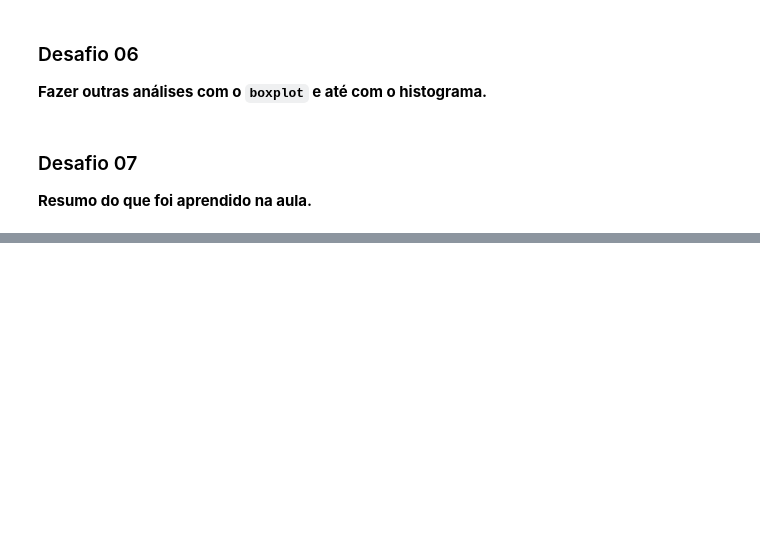
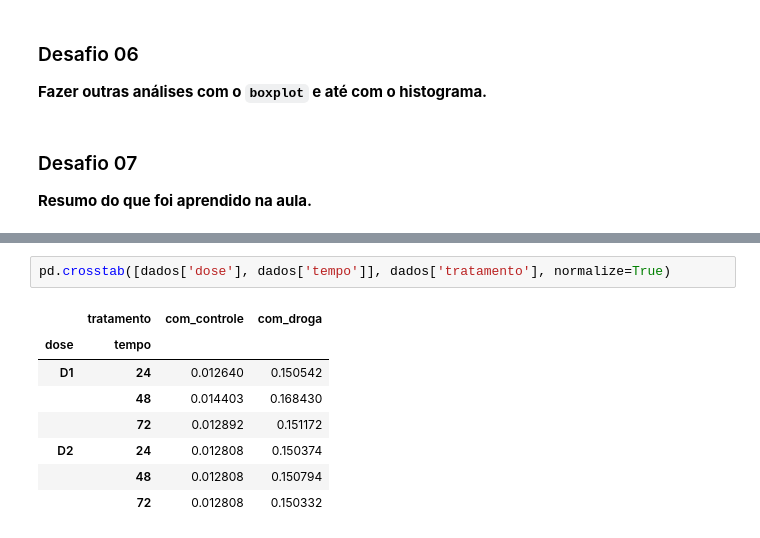
Before and after one commit to mateusfg7/imersao-dados, a Jupyter notebook: personal_codes.ipynb, the cells around one changed output, grey strips where cells are left out. Cells and saved outputs as stored; diff of their text form; blank space fills up the shorter version.

```diff
--- a/personal_codes.ipynb
+++ b/personal_codes.ipynb
@@ -422,0 +455,11 @@ sns.boxplot(y='g-0', x='tratamento', data=dados)
+# %%
+pd.crosstab([dados['dose'], dados['tempo']], dados['tratamento'], normalize=True)
+# %% [output]
+|  | tratamento | com_controle | com_droga |
+| dose | tempo |  |  |
+| D1 | 24 | 0.012640 | 0.150542 |
+|  | 48 | 0.014403 | 0.168430 |
+|  | 72 | 0.012892 | 0.151172 |
+| D2 | 24 | 0.012808 | 0.150374 |
+|  | 48 | 0.012808 | 0.150794 |
+|  | 72 | 0.012808 | 0.150332 |
```
Also changed, not shown: parts of 13 cells of this notebook.
